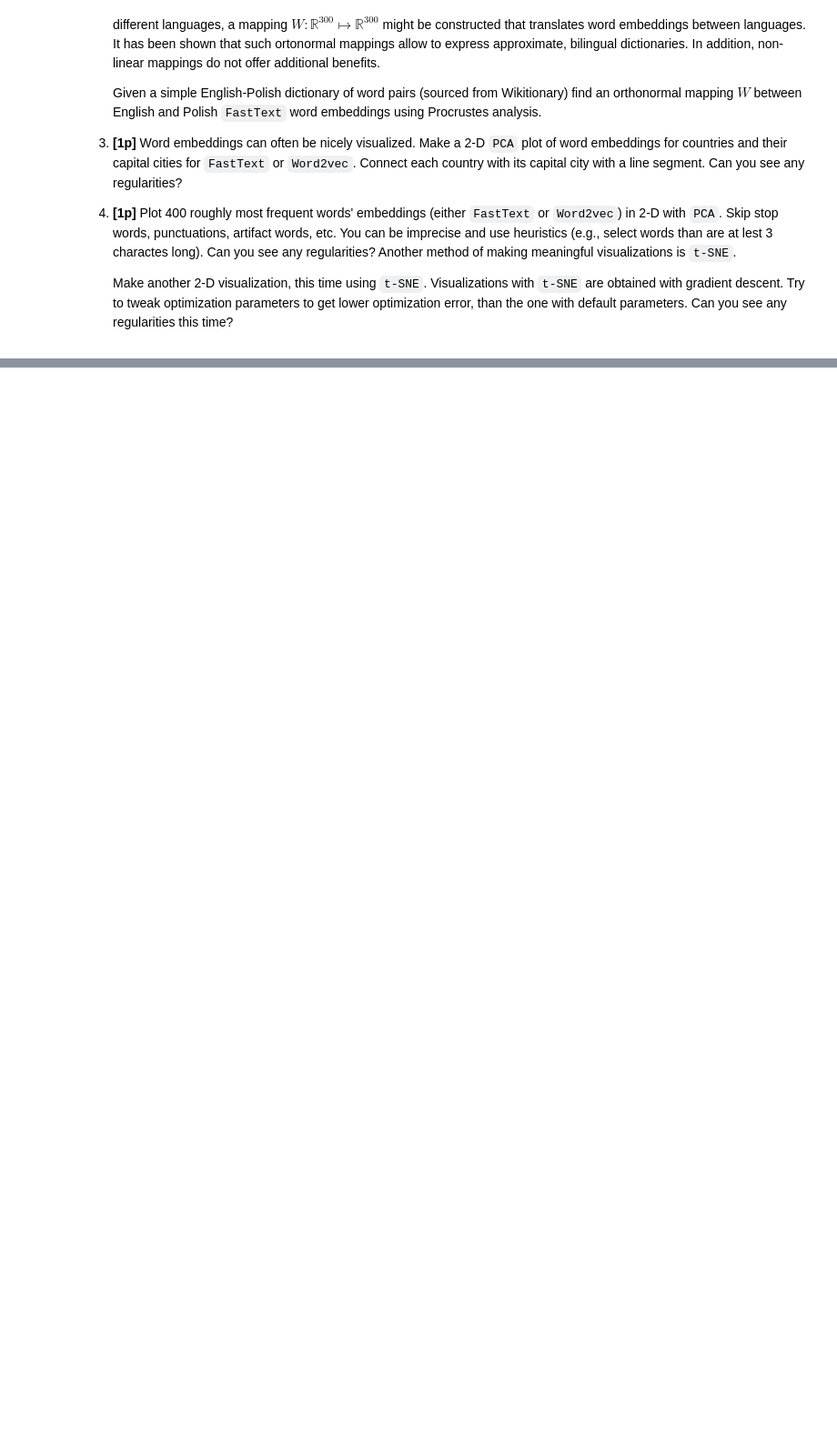
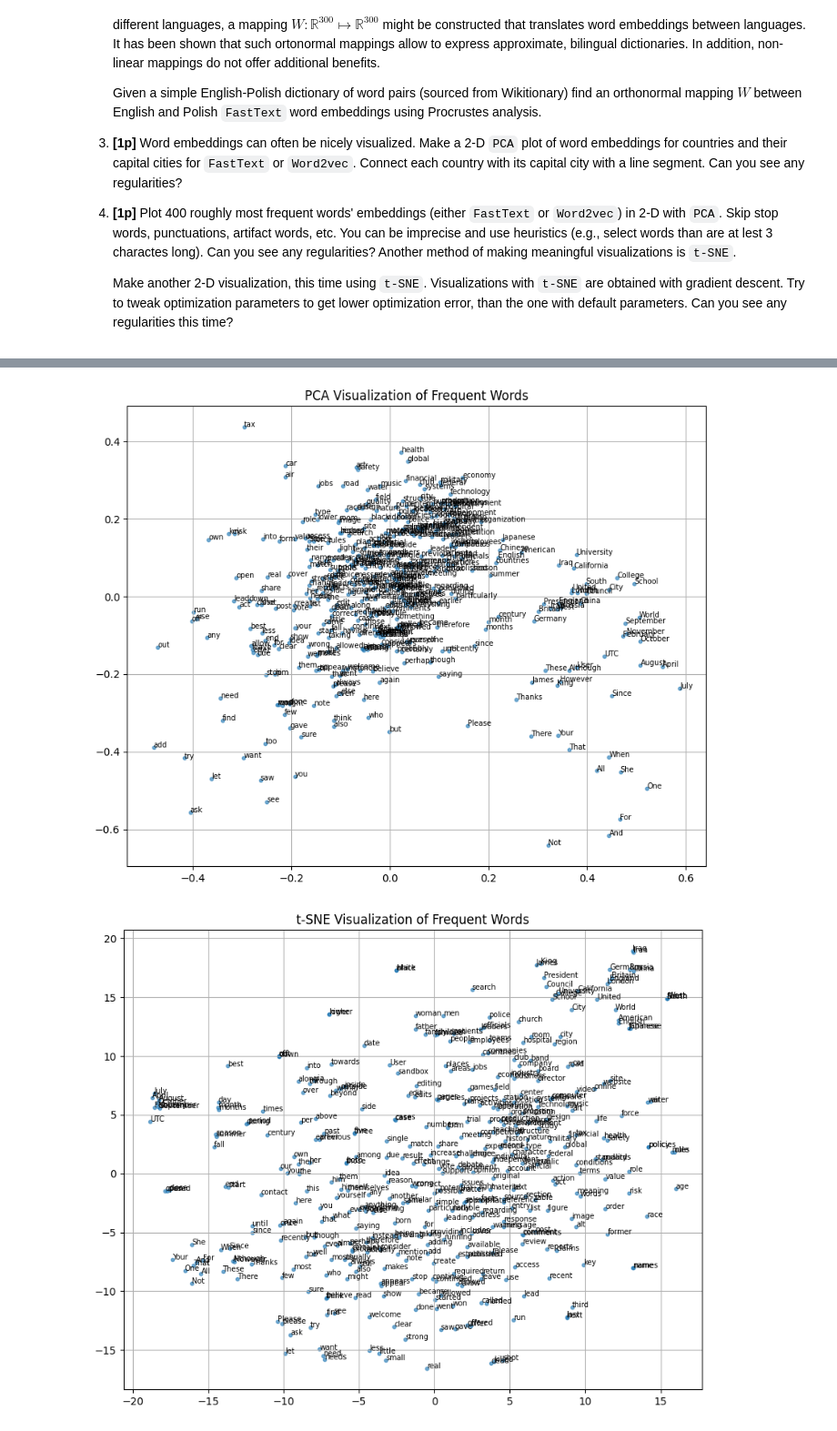
Before and after one commit to PatrykFlama/UWr, a Jupyter notebook: Sem6/NN/List5/Task4.ipynb, the cells around one changed output, grey strips where cells are left out. Shown at 91% size. Drawn from its saved outputs; the diff is of its cells as text; code cells hidden in the pictures; blank space fills up the shorter version.

```diff
--- a/Sem6/NN/List5/Task4.ipynb
+++ b/Sem6/NN/List5/Task4.ipynb
@@ -68,0 +181,38 @@ You will use word vectors pre-computed on a large dataset.
+# %%
+# Get 400 frequent non-stopword, alphabetic words
+def is_valid(word):
+    return word.isalpha() and len(word) >= 3
+
+words = [w for w in ft.index_to_key if is_valid(w)]
+top_words = words[:1000]  # sample larger pool
+sample_words = random.sample(top_words, 400)
+vectors = [ft[w] for w in sample_words]
+
+# PCA
+# reduced_pca = PCA(n_components=2).fit_transform(vectors)
+reduced_pca = PCA(n_components=2).fit_transform(np.array(vectors))
+
+plt.figure(figsize=(10, 8))
+plt.scatter(reduced_pca[:, 0], reduced_pca[:, 1], s=10, alpha=0.6)
+for i, word in enumerate(sample_words):
+    plt.text(reduced_pca[i, 0], reduced_pca[i, 1], word, fontsize=7)
+plt.title("PCA Visualization of Frequent Words")
+plt.grid()
+plt.show()
+
+# t-SNE
+tsne = TSNE(n_components=2, perplexity=30, max_iter=1000, init='pca', learning_rate=200, random_state=42)
+# reduced_tsne = tsne.fit_transform(vectors)
+reduced_tsne = tsne.fit_transform(np.array(vectors))
+
+
+plt.figure(figsize=(10, 8))
+plt.scatter(reduced_tsne[:, 0], reduced_tsne[:, 1], s=10, alpha=0.6)
+for i, word in enumerate(sample_words):
+    plt.text(reduced_tsne[i, 0], reduced_tsne[i, 1], word, fontsize=7)
+plt.title("t-SNE Visualization of Frequent Words")
+plt.grid()
+plt.show()
+# %% [output]
+[figure, added]
+[figure, added]
```
Also changed, not shown: parts of 9 cells of this notebook, 2 other files.
